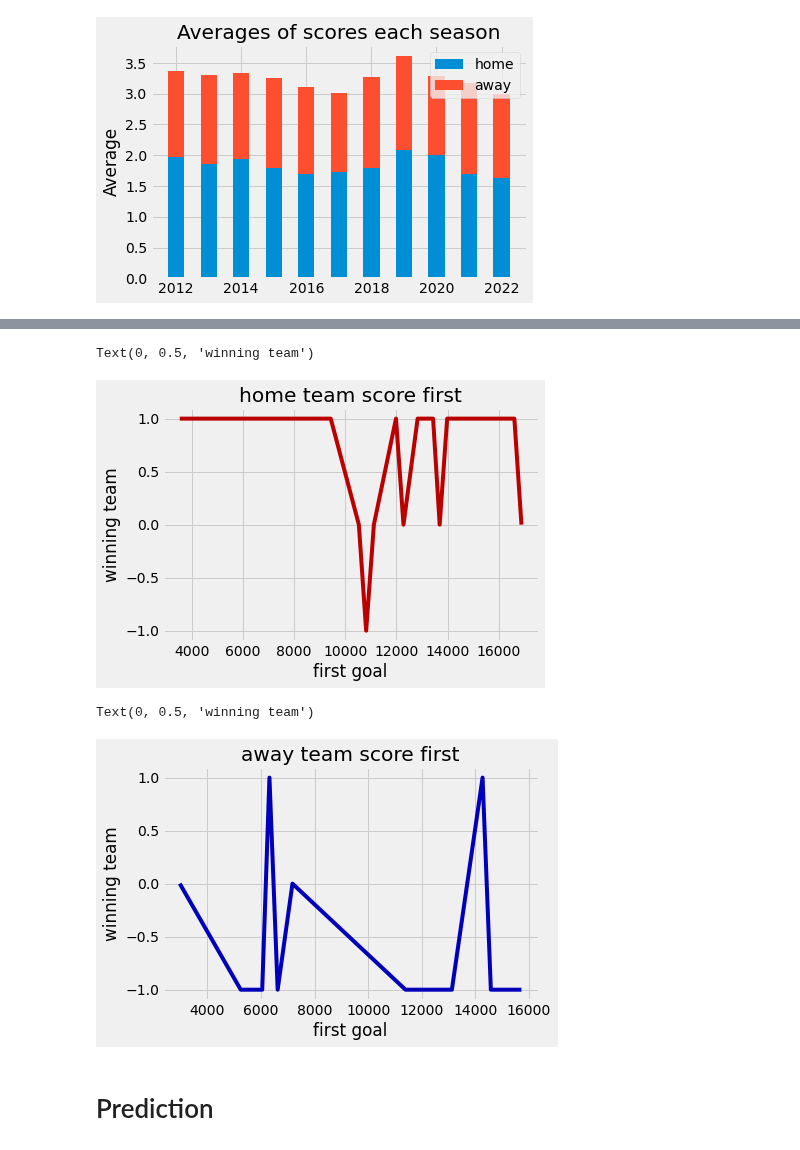
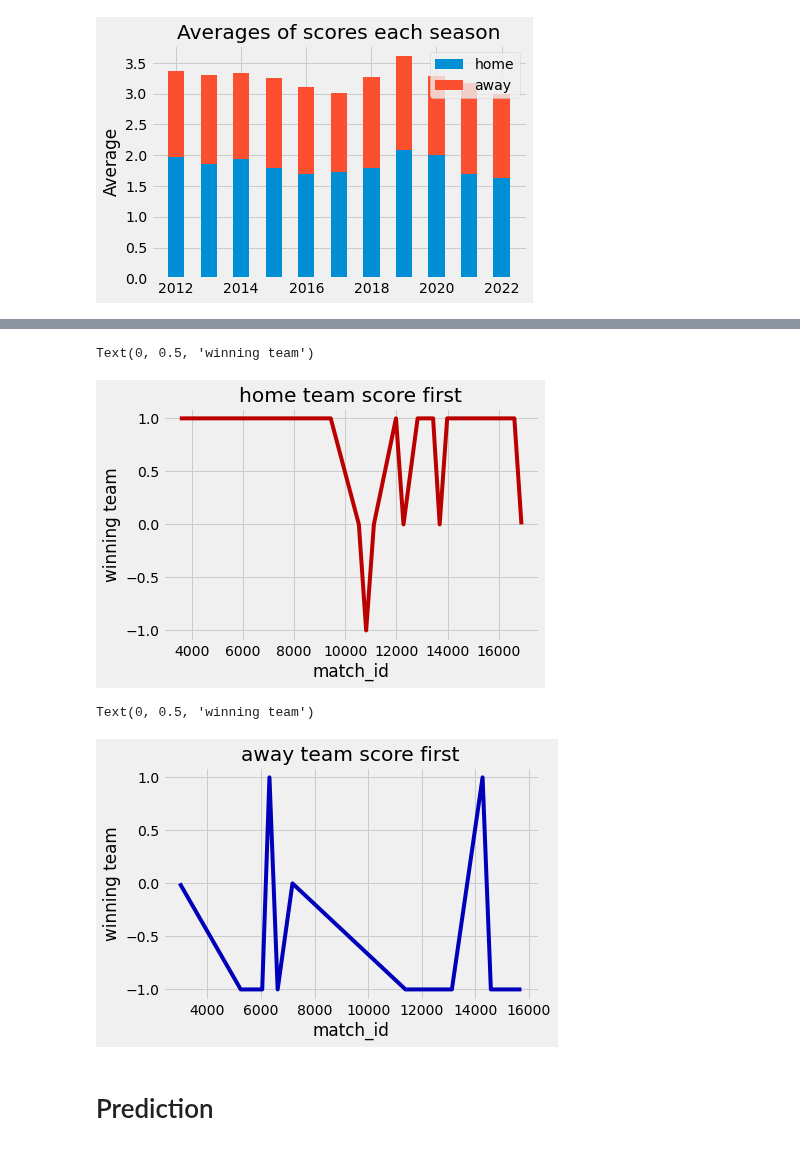
Before and after one commit to mohammedaljader/Football_Predictions_ML, a Jupyter notebook: Predict_first_goal.ipynb, the cells around one changed output, grey strips where cells are left out. Saved outputs shown, nothing was run; the diff lists cells and outputs as text; code cells hidden in the pictures.

```diff
--- a/Predict_first_goal.ipynb
+++ b/Predict_first_goal.ipynb
@@ -305,34 +307,34 @@ plt.show()
 # %%
 df_plot = pd.DataFrame()
 season = df_merge['season']
 home = df_merge['home']
 away = df_merge['away']
 winning_team = df_merge['winning_team']
 first_goal = df_merge["first_goal"]
 df_plot['season'] = season
 df_plot['home'] = home
 df_plot['away'] = away
 df_plot['winning_team'] = winning_team
 df_plot['first_goal'] = first_goal
 
 df_filter_last_game = df_plot[(df_plot['home'] == "fc-utrecht") & (df_plot['away'] == "nec-nijmegen") ]
 df_home_team_scoreFirst = df_filter_last_game[df_filter_last_game['first_goal'] == "home"]
 
 ax = df_home_team_scoreFirst["winning_team"].rolling(1).mean().plot(title='home team score first', color = '#BB0000')
-ax.set_xlabel("first goal")
+ax.set_xlabel("match_id")
 ax.set_ylabel("winning team")
 # %% [output]
 Text(0, 0.5, 'winning team')
-[figure, old version]
+[figure, new version]
 # %%
 df_away_team_scoreFirst = df_filter_last_game[df_filter_last_game['first_goal'] == "away"]
 
 ax = df_away_team_scoreFirst["winning_team"].rolling(1).mean().plot(title='away team score first', color= "#0000BB")
-ax.set_xlabel("first goal")
+ax.set_xlabel("match_id")
 ax.set_ylabel("winning team")
 # %% [output]
 Text(0, 0.5, 'winning team')
-[figure, old version]
+[figure, new version]
 # %% [markdown]
 # Prediction
 # %%
```
Also changed, not shown: parts of 8 cells of this notebook, 1 other file.
